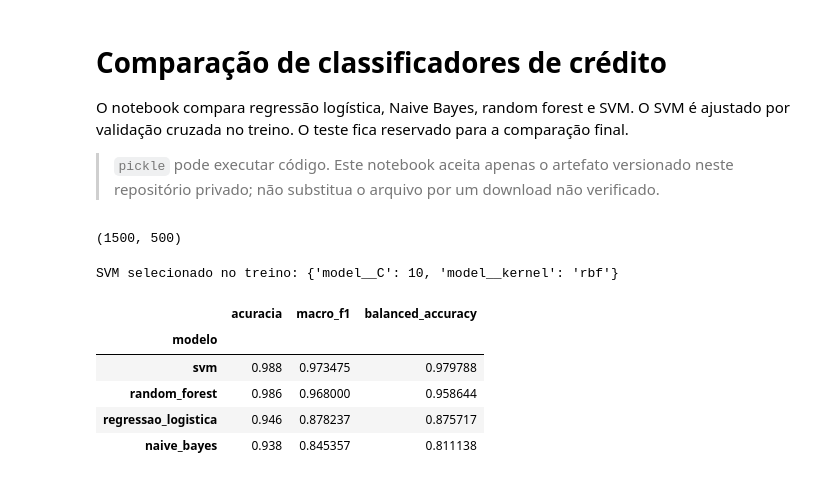
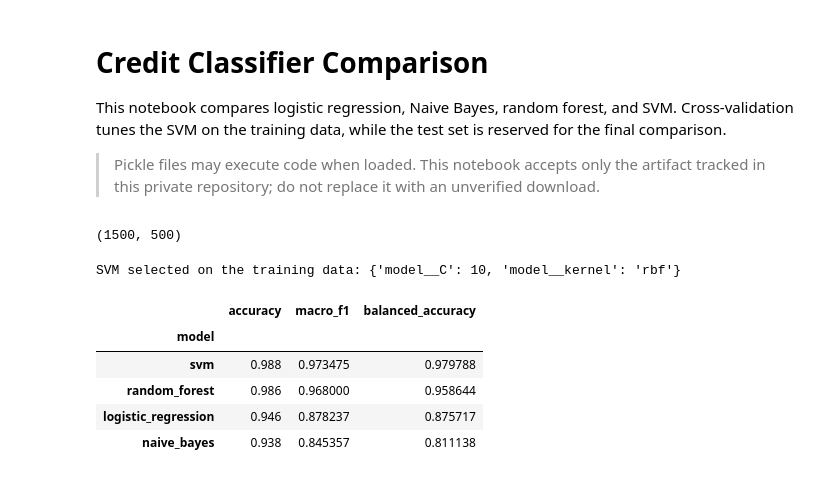
Before and after one commit to PHPacheco/Machine-learning-study, a Jupyter notebook: credit-classifiers/credit_classifiers.ipynb, the cells around one changed output. Saved outputs shown, nothing was run; the diff lists cells and outputs as text; code cells hidden in the pictures.

```diff
--- a/classificadores-de-credito/classificadores_credito.ipynb
+++ b/credit-classifiers/credit_classifiers.ipynb
@@ -1,8 +1,8 @@
 # %% [markdown]
-# Comparação de classificadores de crédito
+# Credit Classifier Comparison
 
-O notebook compara regressão logística, Naive Bayes, random forest e SVM. O SVM é ajustado por validação cruzada no treino. O teste fica reservado para a comparação final.
+This notebook compares logistic regression, Naive Bayes, random forest, and SVM. Cross-validation tunes the SVM on the training data, while the test set is reserved for the final comparison.
 
-> `pickle` pode executar código. Este notebook aceita apenas o artefato versionado neste repositório privado; não substitua o arquivo por um download não verificado.
+> Pickle files may execute code when loaded. This notebook accepts only the artifact tracked in this private repository; do not replace it with an unverified download.
 # %%
 import pickle
@@ -20,21 +19,20 @@ from sklearn.preprocessing import StandardScaler
 from sklearn.svm import SVC
 # %%
 candidates = [
-    Path('dados/credit.pkl'),
-    Path('classificadores-de-credito/dados/credit.pkl'),
+    Path('data/credit.pkl'),
+    Path('credit-classifiers/data/credit.pkl'),
 ]
 legacy_path = next((path for path in candidates if path.is_file()), None)
 if legacy_path is None:
-    raise FileNotFoundError('credit.pkl não encontrado')
-warnings.warn('Abrindo o pickle legado incluído no repositório.', UserWarning)
-with legacy_path.open('rb') as arquivo:
-    X_train, y_train, X_test, y_test = pickle.load(arquivo)[:4]
+    raise FileNotFoundError('credit.pkl was not found')
+with legacy_path.open('rb') as file:
+    X_train, y_train, X_test, y_test = pickle.load(file)[:4]
 len(X_train), len(X_test)
 # %% [output]
 (1500, 500)
 # %%
 models = {
-    'regressao_logistica': Pipeline([
+    'logistic_regression': Pipeline([
         ('scaler', StandardScaler()),
         ('model', LogisticRegression(random_state=42)),
     ]),
@@ -51,35 +49,35 @@ for name, model in models.items():
     model.fit(X_train, y_train)
     predictions = model.predict(X_test)
     rows.append({
-        'modelo': name,
-        'acuracia': accuracy_score(y_test, predictions),
+        'model': name,
+        'accuracy': accuracy_score(y_test, predictions),
         'macro_f1': f1_score(y_test, predictions, average='macro', zero_division=0),
         'balanced_accuracy': balanced_accuracy_score(y_test, predictions),
     })
 # %%
 svm = GridSearchCV(
     Pipeline([('scaler', StandardScaler()), ('model', SVC())]),
     {'model__kernel': ['linear', 'rbf', 'poly'], 'model__C': [0.1, 1, 10]},
     scoring='f1_macro',
     cv=StratifiedKFold(n_splits=5, shuffle=True, random_state=42),
     n_jobs=1,
 )
 svm.fit(X_train, y_train)
 predictions = svm.predict(X_test)
 rows.append({
-    'modelo': 'svm',
-    'acuracia': accuracy_score(y_test, predictions),
+    'model': 'svm',
+    'accuracy': accuracy_score(y_test, predictions),
     'macro_f1': f1_score(y_test, predictions, average='macro', zero_division=0),
     'balanced_accuracy': balanced_accuracy_score(y_test, predictions),
 })
-results = pd.DataFrame(rows).set_index('modelo').sort_values('macro_f1', ascending=False)
-print('SVM selecionado no treino:', svm.best_params_)
+results = pd.DataFrame(rows).set_index('model').sort_values('macro_f1', ascending=False)
+print('SVM selected on the training data:', svm.best_params_)
 results
 # %% [output]
-SVM selecionado no treino: {'model__C': 10, 'model__kernel': 'rbf'}
+SVM selected on the training data: {'model__C': 10, 'model__kernel': 'rbf'}
-|  | acuracia | macro_f1 | balanced_accuracy |
-| modelo |  |  |  |
+|  | accuracy | macro_f1 | balanced_accuracy |
+| model |  |  |  |
 | svm | 0.988 | 0.973475 | 0.979788 |
 | random_forest | 0.986 | 0.968000 | 0.958644 |
-| regressao_logistica | 0.946 | 0.878237 | 0.875717 |
+| logistic_regression | 0.946 | 0.878237 | 0.875717 |
 | naive_bayes | 0.938 | 0.845357 | 0.811138 |
```
Also changed, not shown: parts of 1 cell of this notebook, 40 other files.
